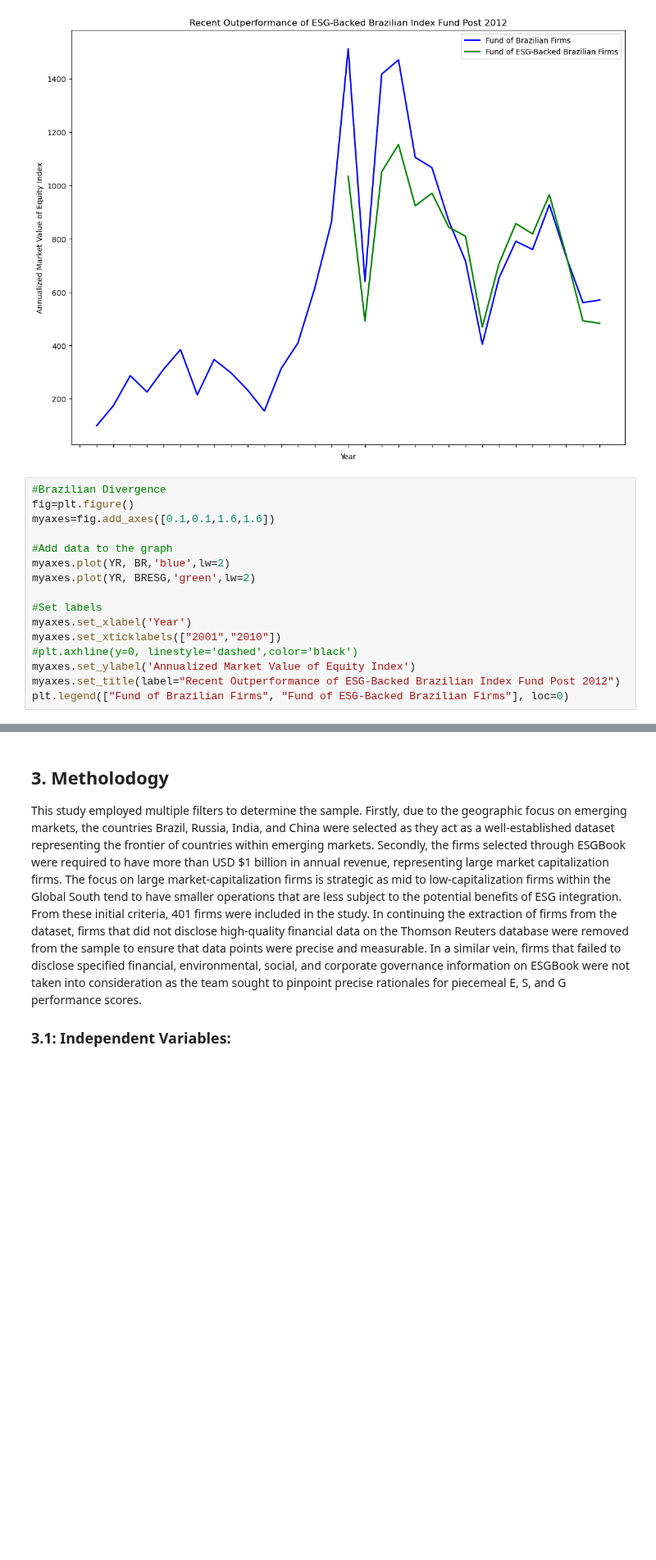
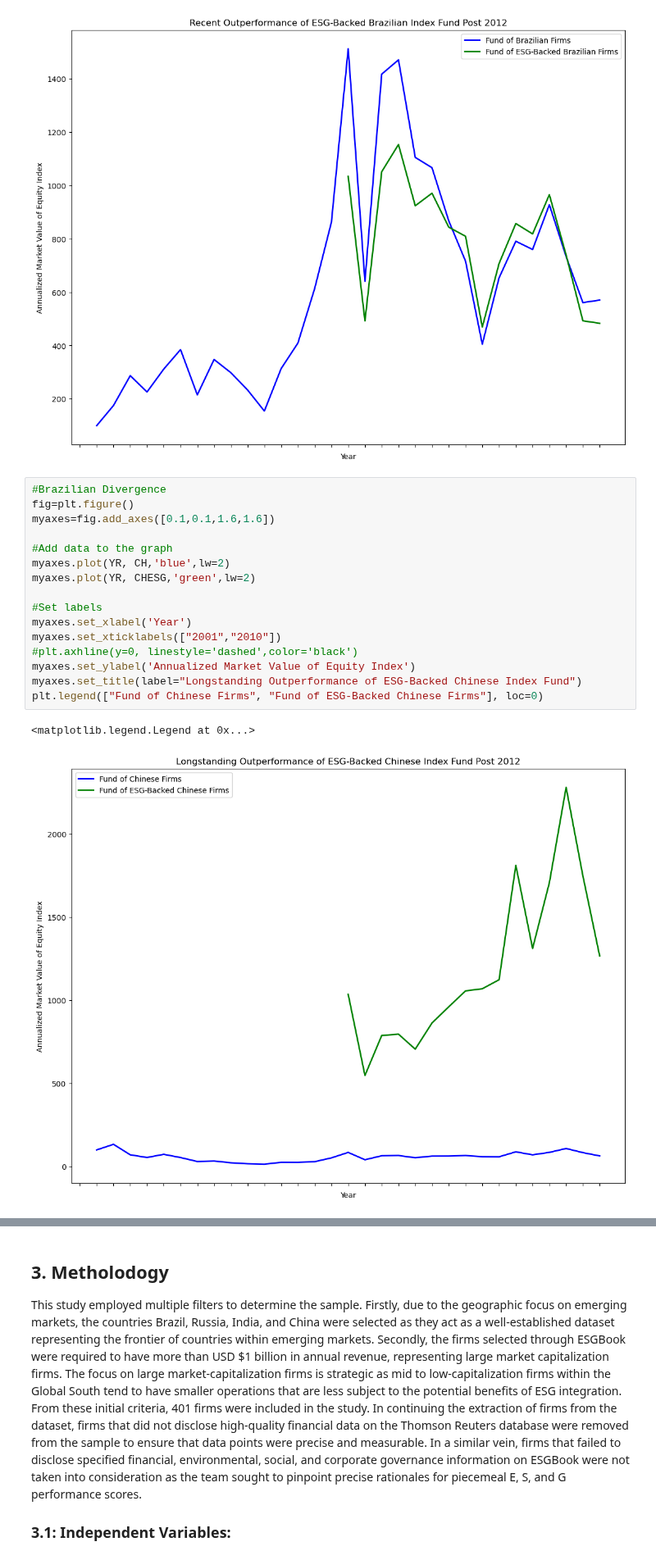
Before and after one commit to avnikadubey/as.180.369, a Jupyter notebook: contrib/avnikadubey/jupyterbook-avnikadubey/avnikadubey-paper.ipynb, the cells around one changed output, grey strips where cells are left out. Shown at 82% size. Drawn from its saved outputs; the diff is of its cells as text; blank space fills up the shorter version.

```diff
--- a/contrib/avnikadubey/jupyterbook-avnikadubey/avnikadubey-paper.ipynb
+++ b/contrib/avnikadubey/jupyterbook-avnikadubey/avnikadubey-paper.ipynb
@@ -90,16 +93,19 @@ plt.legend(["Fund of Brazilian Firms", "Fund of ESG-Backed Brazilian Firms"], lo
 # %%
 #Brazilian Divergence
 fig=plt.figure()
 myaxes=fig.add_axes([0.1,0.1,1.6,1.6])
 
 #Add data to the graph
-myaxes.plot(YR, BR,'blue',lw=2)
-myaxes.plot(YR, BRESG,'green',lw=2)
+myaxes.plot(YR, CH,'blue',lw=2)
+myaxes.plot(YR, CHESG,'green',lw=2)
 
 #Set labels
 myaxes.set_xlabel('Year')
 myaxes.set_xticklabels(["2001","2010"])
 #plt.axhline(y=0, linestyle='dashed',color='black')
 myaxes.set_ylabel('Annualized Market Value of Equity Index')
-myaxes.set_title(label="Recent Outperformance of ESG-Backed Brazilian Index Fund Post 2012")
-plt.legend(["Fund of Brazilian Firms", "Fund of ESG-Backed Brazilian Firms"], loc=0)
+myaxes.set_title(label="Longstanding Outperformance of ESG-Backed Chinese Index Fund")
+plt.legend(["Fund of Chinese Firms", "Fund of ESG-Backed Chinese Firms"], loc=0)
+# %% [output]
+<matplotlib.legend.Legend at 0x...>
+[figure, added]
```
Also changed, not shown: parts of 5 cells of this notebook.
